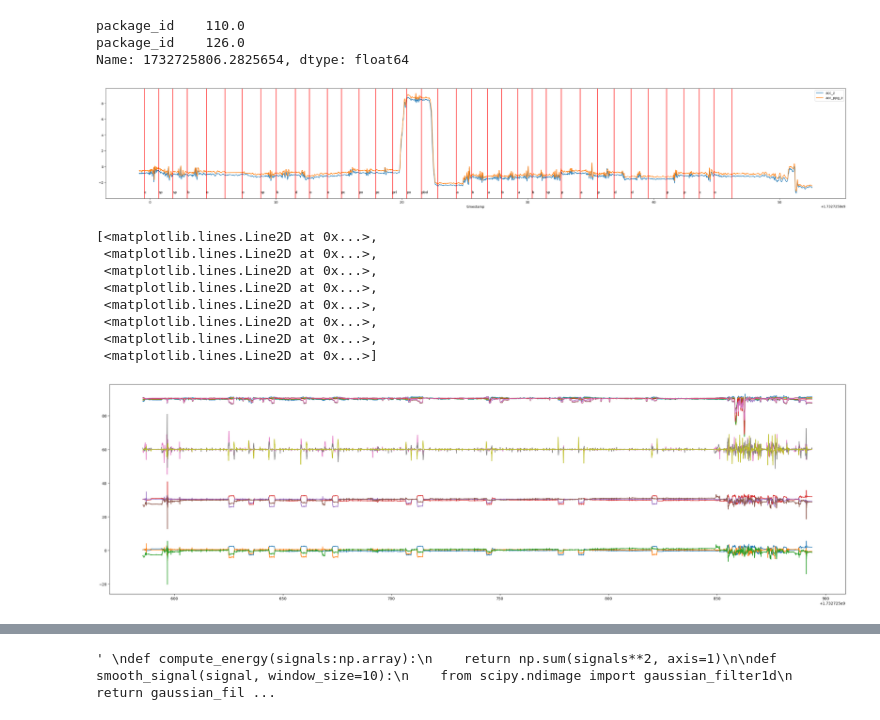
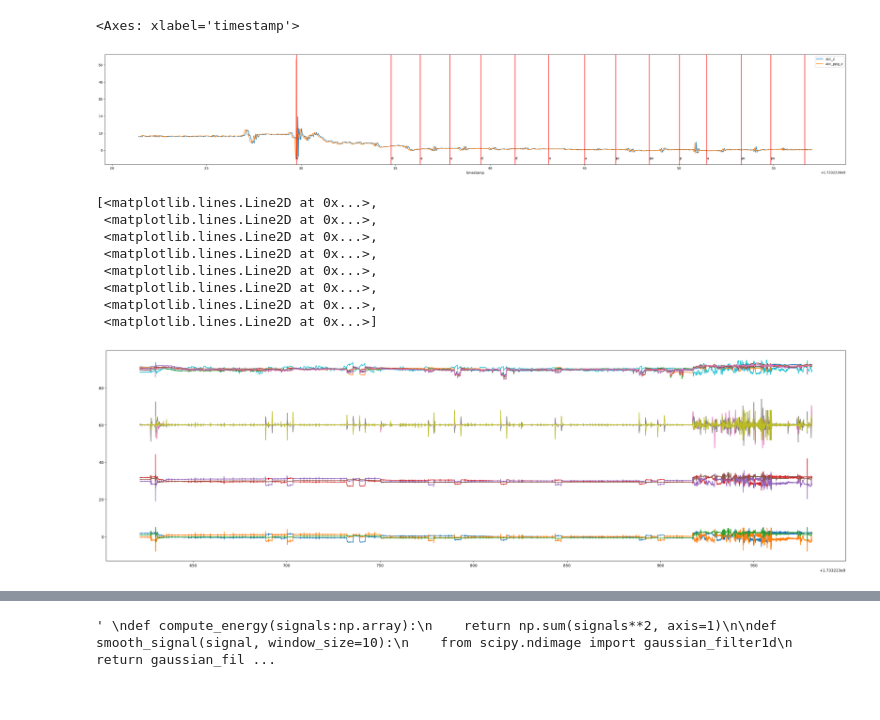
Before and after one commit to larshaupt/WristPPG, a Jupyter notebook: scripts/process_data.ipynb, the cells around one changed output, grey strips where cells are left out. Drawn from its saved outputs; the diff is of its cells as text; code cells hidden in the pictures.

```diff
--- a/scripts/process_data.ipynb
+++ b/scripts/process_data.ipynb
@@ -11,8 +10,8 @@ from collections import defaultdict
 # %%
 data_path  = r'C:\Users\lhauptmann\Code\WristPPG2\data'
 save_dir = r'C:\Users\lhauptmann\Code\WristPPG2\data\dataset'
-index = 185
-participant_name = "nicole_2"
+index = 168
+participant_name = "daria"
 
 imu_file = f"imu_{index:03d}.txt"
 ppg_file = f"ppg_{index:03d}.txt"
@@ -136,7 +135,7 @@ def read_txt_data(data_file, n_features = 9, columns = None, add_package_ids = N
 ppg_columns = ["ppg_green_1", "ppg_green_2", "ppg_green_3", "ppg_green_4", "ppg_green_5", "ppg_green_6", "ppg_green_7", "ppg_green_8",
                "ppg_ir_1", "ppg_ir_2","ppg_ir_3", "ppg_ir_4","ppg_ir_5", "ppg_ir_6","ppg_ir_7", "ppg_ir_8",
                #"ppg_red_1", "ppg_red_2","ppg_red_3", "ppg_red_4","ppg_red_5", "ppg_red_6","ppg_red_7", "ppg_red_8",
-               "ppg_amb_1", "ppg_amb_2","ppg_amb_3", "ppg_amb_4","ppg_amb_5", "ppg_amb_6","ppg_amb_7", "ppg_amb_8",
+               #"ppg_amb_1", "ppg_amb_2","ppg_amb_3", "ppg_amb_4","ppg_amb_5", "ppg_amb_6","ppg_amb_7", "ppg_amb_8",
                "acc_ppg_x", "acc_ppg_y", "acc_ppg_z",
                "timestamp"
                ]
@@ -175,6 +174,12 @@ elif index == 184:
 elif index == 185:
     add_package_id = []
     add_package_id_length = []
+elif index == 188:
+    add_package_id = [177]
+    add_package_id_length = [126]
+elif index == 190:
+    add_package_id = [37, 45, 53, 64, 70, 82, 93, 108, 126, 132, 158]
+    add_package_id_length = [123, 123, 123, 123, 123, 123, 123, 123, 122, 125, 123]
 
 
 df_ppg, ppg_start, ppg_end, ppg_dict = read_txt_data(os.path.join(data_path, ppg_file), n_features=len(ppg_columns), columns = ppg_columns, add_package_ids=add_package_id, add_package_id_lengths=add_package_id_length)
@@ -609,11 +563,8 @@ for i in range(0, len(df_all), 5000):
 # %%
-plot_with_labels(df_all[["acc_z", "acc_ppg_z"]].iloc[24000:30000], labels_re)
-df_all["package_id"].iloc[24800]
+plot_with_labels(df_all[["acc_z", "acc_ppg_z"]].iloc[0:4000], labels_re)
 # %% [output]
-package_id    110.0
-package_id    126.0
-Name: 1732725806.2825654, dtype: float64
+<Axes: xlabel='timestamp'>
-[figure, old version]
+[figure, new version]
 # %%
 def normalize_df(df):
     df_new = df.copy()
@@ -635,7 +586,7 @@ ax.plot(normalize_df(df_all[["ppg_green_1", "ppg_green_2", "ppg_green_3", "ppg_g
  <matplotlib.lines.Line2D at 0x...>,
  <matplotlib.lines.Line2D at 0x...>,
  <matplotlib.lines.Line2D at 0x...>]
-[figure, old version]
+[figure, new version]
 # %%
 labels_index = labels_re.copy()
 
```
Also changed, not shown: parts of 25 cells of this notebook.
